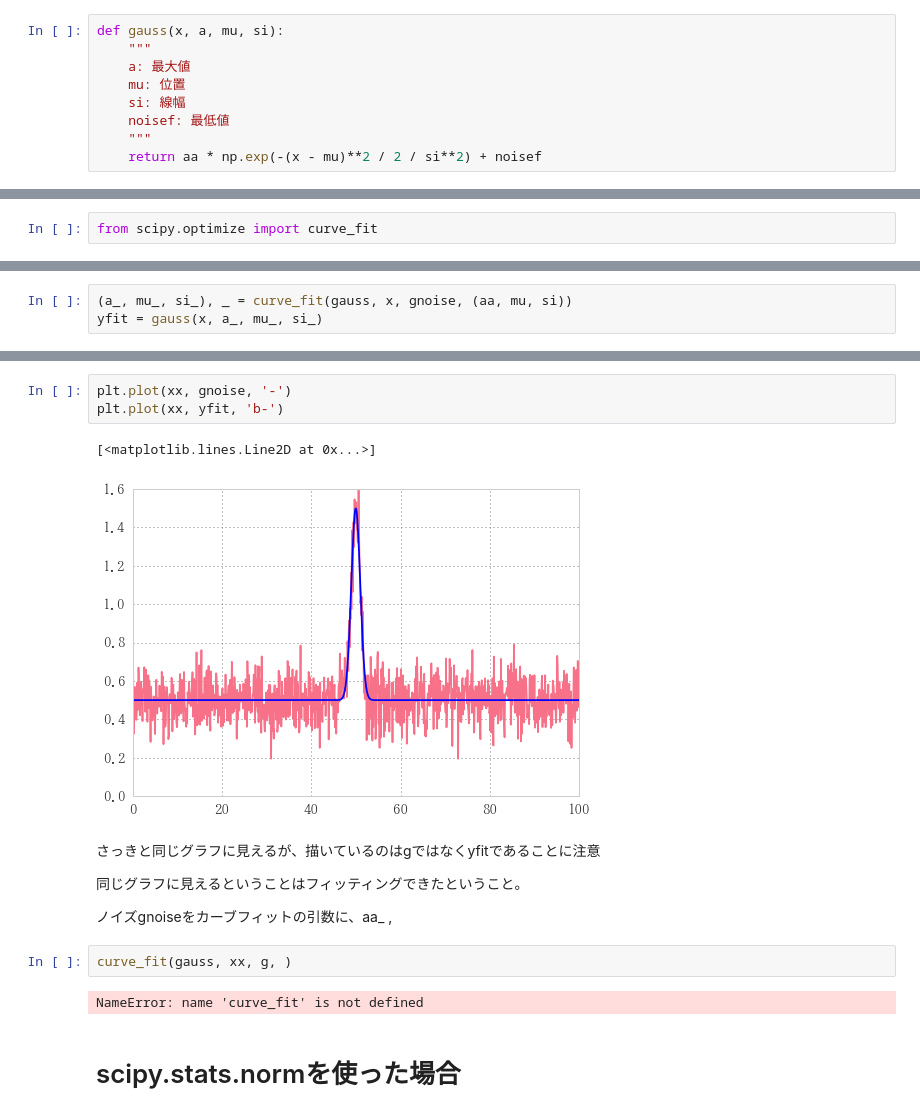
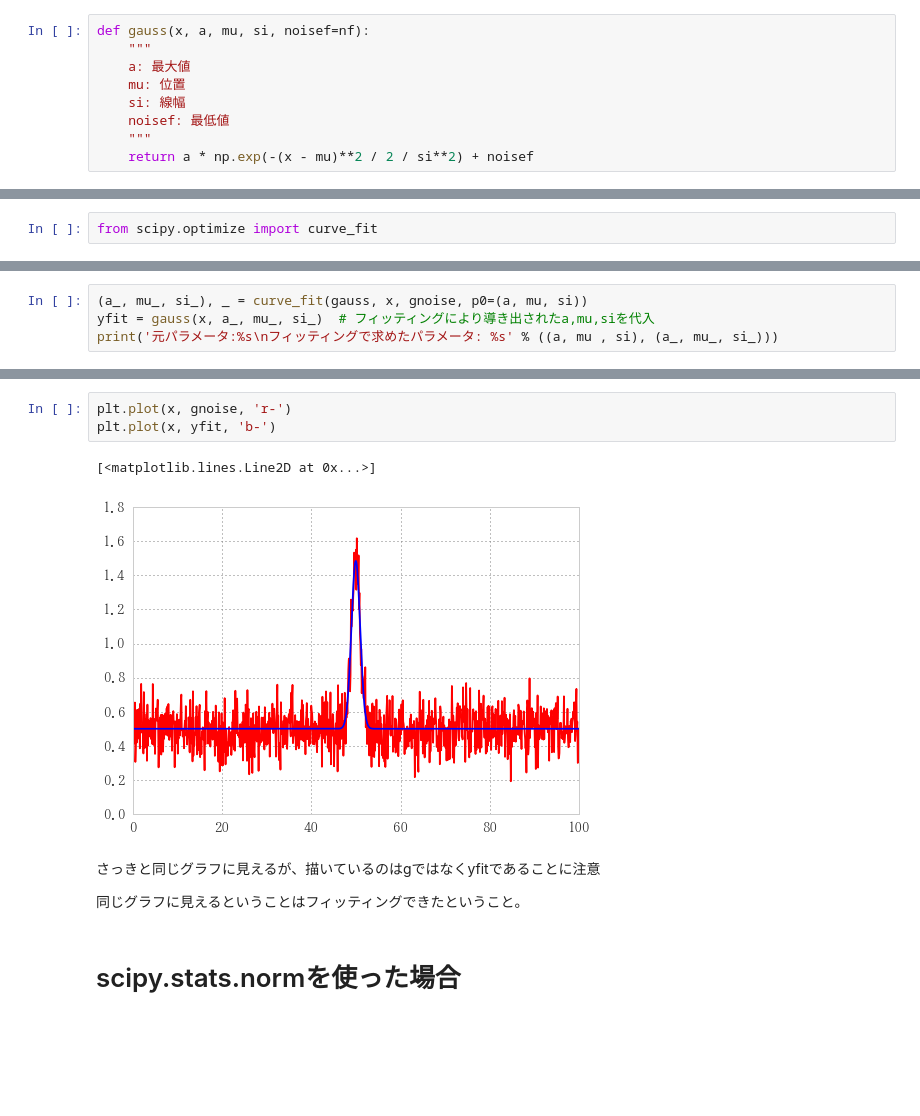
Before and after one commit to u1and0/SAtraceFit, a Jupyter notebook: fit_lab/fit_lab.ipynb, the cells around one changed output, grey strips where cells are left out. Saved outputs shown, nothing was run; the diff lists cells and outputs as text; blank space fills up the shorter version.

```diff
--- a/fit_lab/fit_lab.ipynb
+++ b/fit_lab/fit_lab.ipynb
@@ -1,12 +1,12 @@
 # %% [markdown]
 # 自作ガウシアン
 # %%
-def gauss(x, a, mu, si):
+def gauss(x, a, mu, si, noisef=nf):
     """
     a: 最大値
     mu: 位置
     si: 線幅
     noisef: 最低値
     """
-    return aa * np.exp(-(x - mu)**2 / 2 / si**2) + noisef
+    return a * np.exp(-(x - mu)**2 / 2 / si**2) + noisef
 # %%
@@ -87,3 +90,4 @@ from scipy.optimize import curve_fit
 # %%
-(a_, mu_, si_), _ = curve_fit(gauss, x, gnoise, (aa, mu, si))
-yfit = gauss(x, a_, mu_, si_)
+(a_, mu_, si_), _ = curve_fit(gauss, x, gnoise, p0=(a, mu, si))
+yfit = gauss(x, a_, mu_, si_)  # フィッティングにより導き出されたa,mu,siを代入
+print('元パラメータ:%s\nフィッティングで求めたパラメータ: %s' % ((a, mu , si), (a_, mu_, si_)))
@@ -90,19 +110,13 @@ yfit = gauss(x, a_, mu_, si_)
 # %%
-plt.plot(xx, gnoise, '-')
-plt.plot(xx, yfit, 'b-')
+plt.plot(x, gnoise, 'r-')
+plt.plot(x, yfit, 'b-')
 # %% [output]
 [<matplotlib.lines.Line2D at 0x...>]
-[figure, old version]
+[figure, new version]
 # %% [markdown]
 さっきと同じグラフに見えるが、描いているのはgではなくyfitであることに注意
 
 同じグラフに見えるということはフィッティングできたということ。
-
-ノイズgnoiseをカーブフィットの引数に、aa_ ,
-# %%
-curve_fit(gauss, xx, g, )
-# %% [output]
-NameError: name 'curve_fit' is not defined
 # %% [markdown]
 # scipy.stats.normを使った場合
 # %% [markdown]
```
Also changed, not shown: parts of 48 cells of this notebook, 9 other files.
